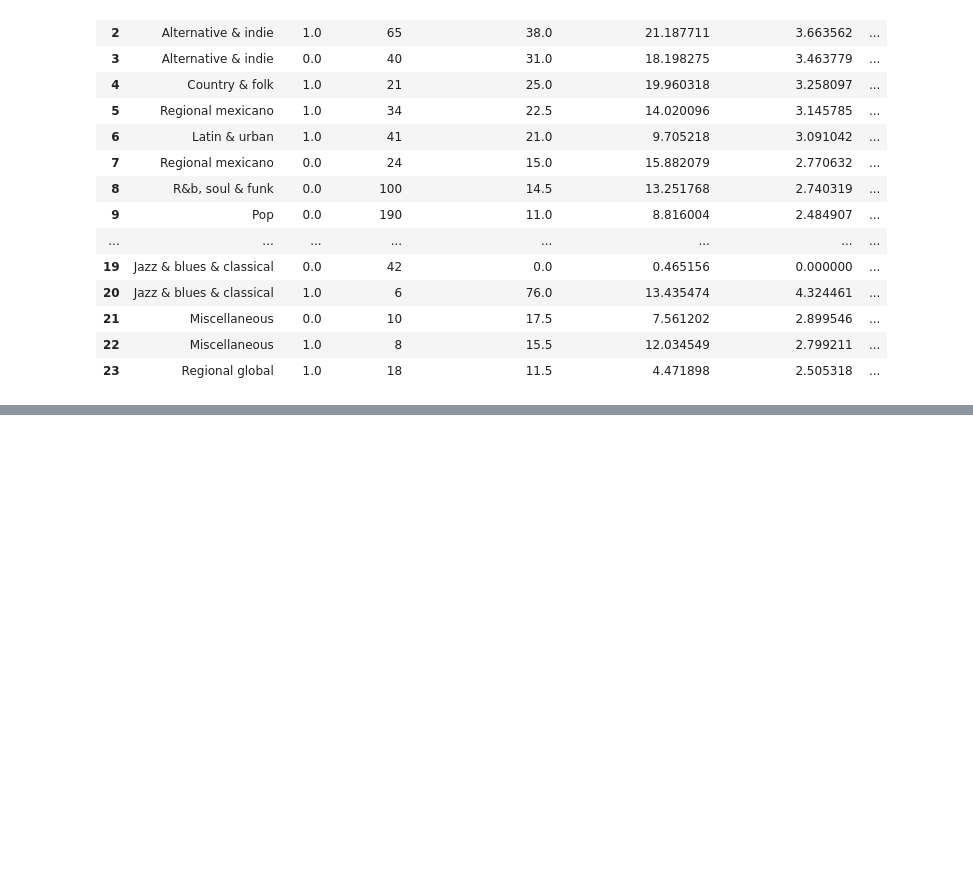
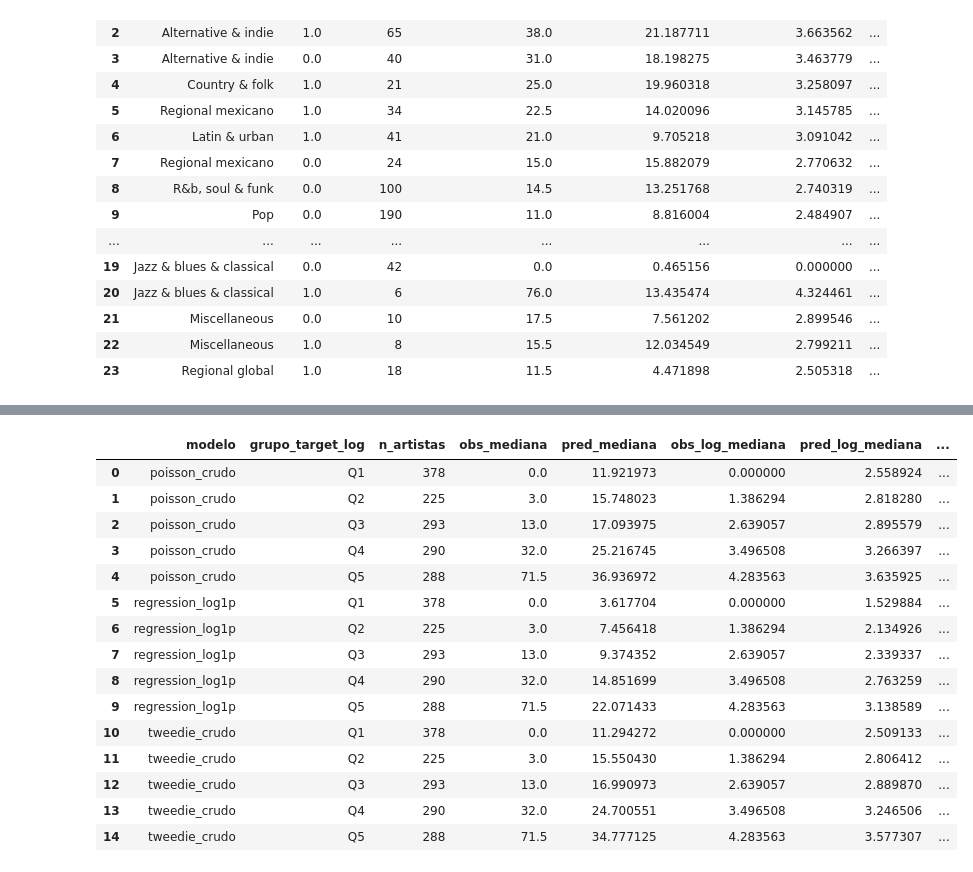
Before and after one commit to SilvanaBContreras/come_together_industria_de_la_musica, a Jupyter notebook: CT_SC_boosting_regression.ipynb, the cells around one changed output, grey strips where cells are left out. Cells and saved outputs as stored; diff of their text form; code cells hidden in the pictures; blank space fills up the shorter version.

```diff
--- a/CT_SC_boosting_regression.ipynb
+++ b/CT_SC_boosting_regression.ipynb
@@ -4161,0 +4446,92 @@ Cruce genre_short × band
+# %%
+# ============================================================
+# Comparación por quintil del target observado
+# ============================================================
+
+tabla_quintil_comparada = (
+    df_pred_comparado
+    .groupby(["modelo", "grupo_target_log"], observed=True)
+    .agg(
+        n_artistas=("y_obs_original", "size"),
+        obs_mediana=("y_obs_original", "median"),
+        pred_mediana=("y_pred_original", "median"),
+        obs_log_mediana=("y_obs_log", "median"),
+        pred_log_mediana=("y_pred_log", "median"),
+        mae_log=("y_obs_log", lambda x: np.nan),
+    )
+    .reset_index()
+)
+
+# Cálculo explícito de errores por modelo y quintil
+
+tabla_error_modelo_quintil = []
+
+for (modelo_actual, quintil_actual), df_grupo in df_pred_comparado.groupby(
+    ["modelo", "grupo_target_log"],
+    observed=True
+):
+
+    tabla_error_modelo_quintil.append({
+        "modelo": modelo_actual,
+        "grupo_target_log": quintil_actual,
+        "rmse_log": np.sqrt(
+            mean_squared_error(
+                df_grupo["y_obs_log"],
+                df_grupo["y_pred_log"]
+            )
+        ),
+        "mae_log": mean_absolute_error(
+            df_grupo["y_obs_log"],
+            df_grupo["y_pred_log"]
+        ),
+        "mae_original": mean_absolute_error(
+            df_grupo["y_obs_original"],
+            df_grupo["y_pred_original"]
+        )
+    })
+
+tabla_error_modelo_quintil = pd.DataFrame(tabla_error_modelo_quintil)
+
+tabla_quintil_comparada = tabla_quintil_comparada.drop(
+    columns=["mae_log"]
+)
+
+tabla_quintil_comparada = tabla_quintil_comparada.merge(
+    tabla_error_modelo_quintil,
+    on=["modelo", "grupo_target_log"],
+    how="left"
+)
+
+tabla_quintil_comparada["brecha_mediana_original_pred_menos_obs"] = (
+    tabla_quintil_comparada["pred_mediana"] -
+    tabla_quintil_comparada["obs_mediana"]
+)
+
+tabla_quintil_comparada["brecha_mediana_log_pred_menos_obs"] = (
+    tabla_quintil_comparada["pred_log_mediana"] -
+    tabla_quintil_comparada["obs_log_mediana"]
+)
+
+display(tabla_quintil_comparada)
+
+tabla_quintil_comparada.to_csv(
+    "comparacion_regression_poisson_tweedie_quintiles_holdout.csv",
+    index=False
+)
+# %% [output]
+|  | modelo | grupo_target_log | n_artistas | obs_mediana | pred_mediana | obs_log_mediana | pred_log_mediana | ... |
+| 0 | poisson_crudo | Q1 | 378 | 0.0 | 11.921973 | 0.000000 | 2.558924 | ... |
+| 1 | poisson_crudo | Q2 | 225 | 3.0 | 15.748023 | 1.386294 | 2.818280 | ... |
+| 2 | poisson_crudo | Q3 | 293 | 13.0 | 17.093975 | 2.639057 | 2.895579 | ... |
+| 3 | poisson_crudo | Q4 | 290 | 32.0 | 25.216745 | 3.496508 | 3.266397 | ... |
+| 4 | poisson_crudo | Q5 | 288 | 71.5 | 36.936972 | 4.283563 | 3.635925 | ... |
+| 5 | regression_log1p | Q1 | 378 | 0.0 | 3.617704 | 0.000000 | 1.529884 | ... |
+| 6 | regression_log1p | Q2 | 225 | 3.0 | 7.456418 | 1.386294 | 2.134926 | ... |
+| 7 | regression_log1p | Q3 | 293 | 13.0 | 9.374352 | 2.639057 | 2.339337 | ... |
+| 8 | regression_log1p | Q4 | 290 | 32.0 | 14.851699 | 3.496508 | 2.763259 | ... |
+| 9 | regression_log1p | Q5 | 288 | 71.5 | 22.071433 | 4.283563 | 3.138589 | ... |
+| 10 | tweedie_crudo | Q1 | 378 | 0.0 | 11.294272 | 0.000000 | 2.509133 | ... |
+| 11 | tweedie_crudo | Q2 | 225 | 3.0 | 15.550430 | 1.386294 | 2.806412 | ... |
+| 12 | tweedie_crudo | Q3 | 293 | 13.0 | 16.990973 | 2.639057 | 2.889870 | ... |
+| 13 | tweedie_crudo | Q4 | 290 | 32.0 | 24.700551 | 3.496508 | 3.246506 | ... |
+| 14 | tweedie_crudo | Q5 | 288 | 71.5 | 34.777125 | 4.283563 | 3.577307 | ... |
```
Also changed, not shown: parts of 15 cells of this notebook, 26 other files.
